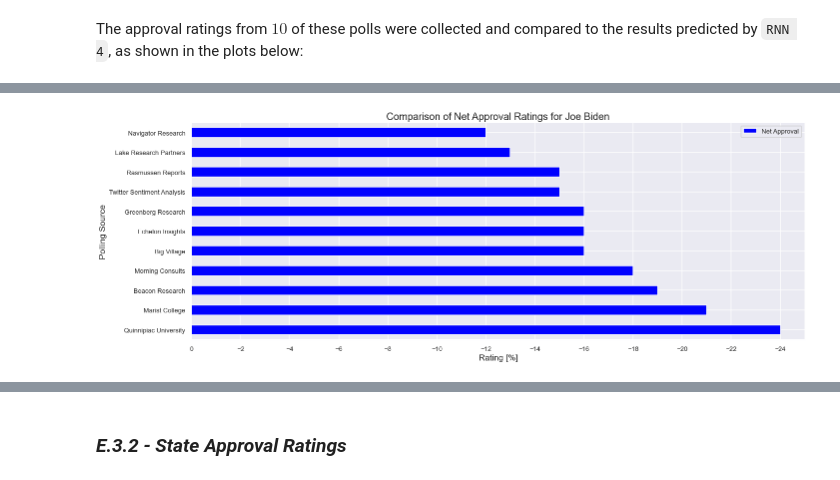
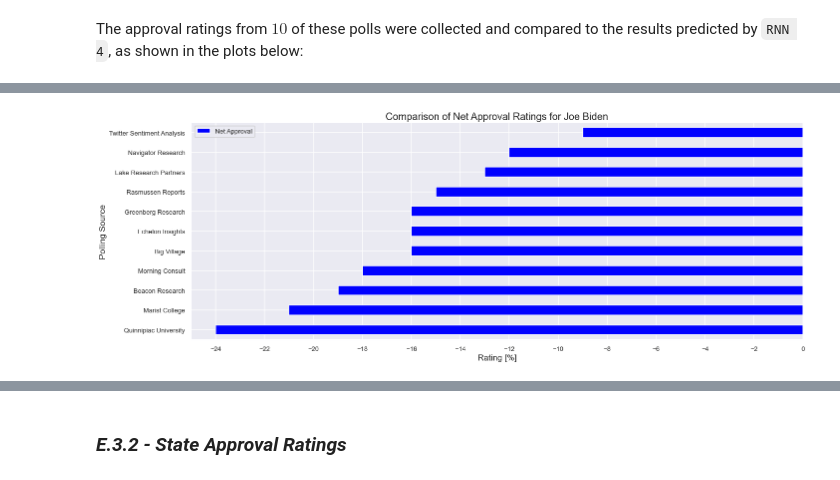
Before and after one commit to sqayum/dsc-phase-4-project, a Jupyter notebook: twitter-sentiment-analysis.ipynb, the cells around one changed output, grey strips where cells are left out. Saved outputs shown, nothing was run; the diff lists cells and outputs as text; code cells hidden in the pictures.

```diff
--- a/twitter-sentiment-analysis.ipynb
+++ b/twitter-sentiment-analysis.ipynb
@@ -1540,5 +1540,5 @@ Epoch 44/100
 # %%
-rnn_4 = load_model("models/rnn_4.h5")
+rnn_4 = load_model("models/rnn4.h5")
 # %%
 plot_model(rnn_4,
              to_file="images/rnn4/plot.png",
@@ -1947,7 +1947,7 @@ All of the following approval ratings were gathered from a project that tracks J
 overall_approval_ratings["Greenberg Research"] = {"Approve [%]": 42, "Disapprove [%]": 58, "Unsure/No Opinion [%]": 0}
 overall_approval_ratings["Big Village"] = {"Approve [%]": 39, "Disapprove [%]": 55, "Unsure/No Opinion [%]": 6}
 overall_approval_ratings["Marist College"] = {"Approve [%]": 36, "Disapprove [%]": 57, "Unsure/No Opinion [%]": 7}
-overall_approval_ratings["Morning Consults"] = {"Approve [%]": 39, "Disapprove [%]": 57, "Unsure/No Opinion [%]": 4}
+overall_approval_ratings["Morning Consult"] = {"Approve [%]": 39, "Disapprove [%]": 57, "Unsure/No Opinion [%]": 4}
 overall_approval_ratings["Navigator Research"] = {"Approve [%]": 43, "Disapprove [%]": 55, "Unsure/No Opinion [%]": 2}
 overall_approval_ratings["Quinnipiac University"] = {"Approve [%]": 35, "Disapprove [%]": 59, "Unsure/No Opinion [%]": 6}
 overall_approval_ratings["Echelon Insights"] = {"Approve [%]": 41, "Disapprove [%]": 57, "Unsure/No Opinion [%]": 2}
@@ -2000,0 +2001,21 @@ fig.savefig("images/approval-ratings.png")
+# %%
+overall_approval_ratings_df.sort_values(by="Approve [%]", ascending=True, inplace=True)
+
+fig, ax = plt.subplots()
+overall_approval_ratings_df.loc[["Twitter Sentiment Analysis", "Greenberg Research", "Morning Consult", "Quinnipiac University"],["Approve [%]", "Disapprove [%]", "Unsure/No Opinion [%]"]].plot(kind="barh",
+                                                                                                                                                                                                                            stacked=True,
+                                                                                                                                                                                                                            color=["green", "red", "grey"],
+                                                                                                                                                                                                                            title="Comparison of Approval Ratings for Joe Biden",
+                                                                                                                                                                                                                            ylabel="Polling Source",
+                                                                                                                                                                                                                            figsize=(22,5),
+                                                                                                                                                                                                                            ax=ax)
+ax.set(xlabel="Rating [%]")
+ax.legend(["Approve", "Disapprove", "Unsure/No Opinion"], prop={'size': 13})
+ax.xaxis.set_major_locator(MultipleLocator(base=10))
+
+plt.rcParams['xtick.labelsize'] = 13
+plt.rcParams['ytick.labelsize'] = 13
+plt.rcParams['axes.labelsize'] = 17
+plt.rcParams['axes.titlesize'] = 20
+
+fig.savefig("images/approval-ratings-condensed.png")
@@ -2001,22 +2024,22 @@ fig.savefig("images/approval-ratings.png")
 # %%
 overall_approval_ratings_df.sort_values(by="Net Approval [%]", ascending=True, inplace=True)
 
 fig, ax = plt.subplots()
 overall_approval_ratings_df.loc[:,"Net Approval [%]"].plot(kind="barh",
                                                                   color="blue",
                                                                   title="Comparison of Net Approval Ratings for Joe Biden",
                                                                   ylabel="Polling Source",
                                                                   figsize=(22,8),
                                                                   ax=ax)
-ax.set(xlabel="Rating [%]", xlim=(0,-25))
+ax.set(xlabel="Rating [%]", xlim=(-25,0))
 ax.legend(["Net Approval"], prop={'size': 13})
 ax.xaxis.set_major_locator(MultipleLocator(base=2))
 
 plt.rcParams['xtick.labelsize'] = 13
 plt.rcParams['ytick.labelsize'] = 13
 plt.rcParams['axes.labelsize'] = 17
 plt.rcParams['axes.titlesize'] = 20
 
 fig.savefig("images/net-approval-ratings.png")
 # %% [output]
-[figure, old version]
+[figure, new version]
```
Also changed, not shown: parts of 30 cells of this notebook, 3 other files.
